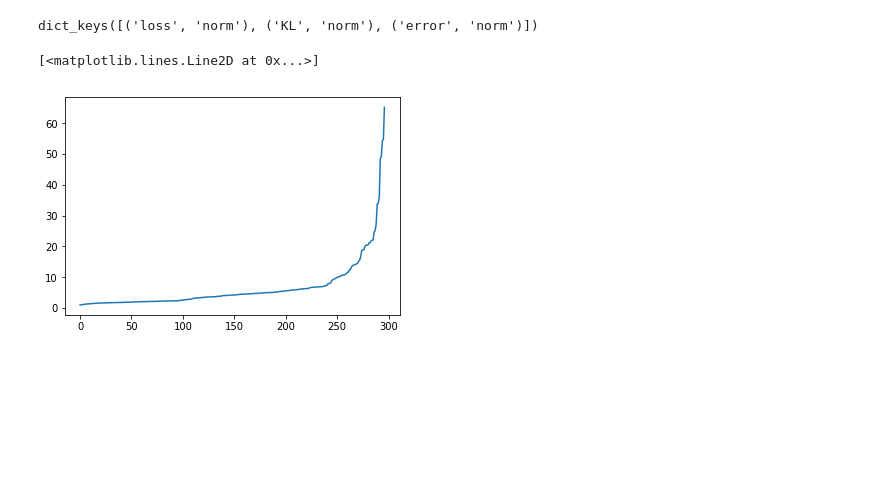
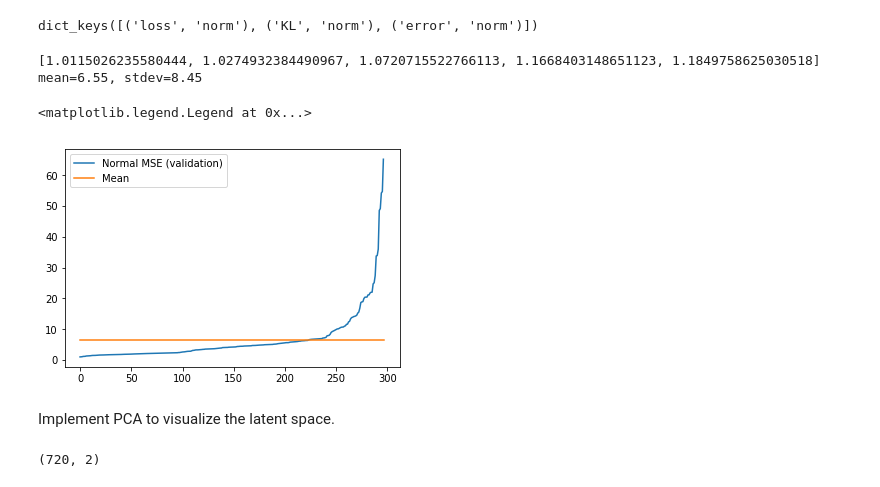
Before and after one commit to mttmac/glance, a Jupyter notebook: Week3Demo.ipynb, the cells around one changed output. Saved outputs shown, nothing was run; the diff lists cells and outputs as text; code cells hidden in the pictures; blank space fills up the shorter version.

```diff
--- a/Week3Demo.ipynb
+++ b/Week3Demo.ipynb
@@ -316,8 +375,3 @@ val_scores = score(val_dl)
 val_scores.keys()
 # %% [output]
 dict_keys([('loss', 'norm'), ('KL', 'norm'), ('error', 'norm')])
-# %%
-plt.plot(sorted(val_scores[('error', 'norm')]))
-# %% [output]
-[<matplotlib.lines.Line2D at 0x...>]
-[figure, removed]
@@ -325,0 +378,16 @@ plt.plot(sorted(scores[('error', 'norm')]))
+# %%
+val_norm = sorted(val_scores[('error', 'norm')])
+print(val_norm[:5])
+mean = np.mean(val_norm)
+std = np.std(val_norm)
+print('mean={:.2f}, stdev={:.2f}'.format(mean, std))
+plt.plot(val_norm, label= 'Normal MSE (validation)')
+plt.plot([0, len(val_norm)], [mean, mean], label='Mean')
+plt.legend()
+# %% [output]
+[1.0115026235580444, 1.0274932384490967, 1.0720715522766113, 1.1668403148651123, 1.1849758625030518]
+mean=6.55, stdev=8.45
+<matplotlib.legend.Legend at 0x...>
+[figure, added]
+# %% [markdown]
+Implement PCA to visualize the latent space.
@@ -325,0 +421,4 @@ plt.plot(sorted(scores[('error', 'norm')]))
+# %%
+lat_pca.shape
+# %% [output]
+(720, 2)
```
Also changed, not shown: parts of 32 cells of this notebook, 2 other files.
